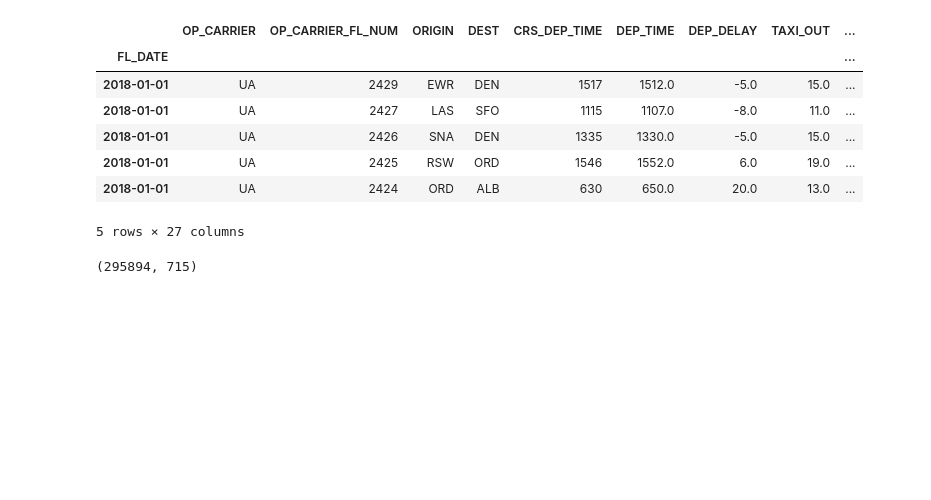
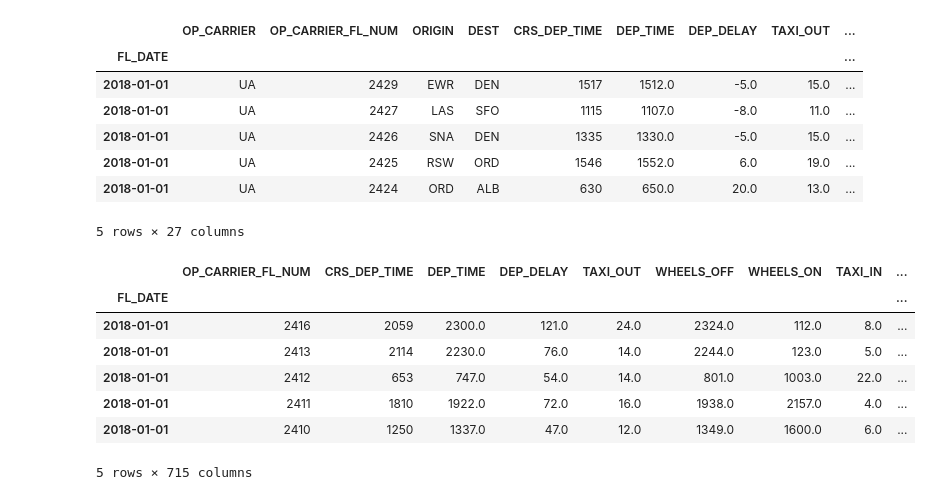
Before and after one commit to JCRL21/ModelML_project, a Jupyter notebook: preprocess.ipynb, the cells around one changed output. Drawn from its saved outputs; the diff is of its cells as text; code cells hidden in the pictures; blank space fills up the shorter version.

```diff
--- a/preprocess.ipynb
+++ b/preprocess.ipynb
@@ -15,9 +15,10 @@ df.FL_DATE = pd.to_datetime(df.FL_DATE, infer_datetime_format=True)
 df = df.set_index('FL_DATE')
 # %%
 # Drop NaN values in the variables we will use in our baseline model
-df = df[df['TAXI_OUT'].notna()]
-df = df[df['ORIGIN'].notna()]
-df = df[df['DEST'].notna()]
+df = df.dropna(subset=['TAXI_OUT', 'ORIGIN', 'DEST'])
+# df = df[df['TAXI_OUT'].notna()]
+# df = df[df['ORIGIN'].notna()]
+# df = df[df['DEST'].notna()]
 # %%
 df.head()
 # %% [output]
@@ -39,8 +40,15 @@ df = df.drop(['Unnamed: 27'], axis=1)
 # Filter out early flights =< 0 DEP_DELAY
 df = df[(df['CARRIER_DELAY'] >= 0)]
 # %%
-df.shape
+df.head()
 # %% [output]
+|  | OP_CARRIER_FL_NUM | CRS_DEP_TIME | DEP_TIME | DEP_DELAY | TAXI_OUT | WHEELS_OFF | WHEELS_ON | TAXI_IN | ... |
+| FL_DATE |  |  |  |  |  |  |  |  | ... |
+| 2018-01-01 | 2416 | 2059 | 2300.0 | 121.0 | 24.0 | 2324.0 | 112.0 | 8.0 | ... |
+| 2018-01-01 | 2413 | 2114 | 2230.0 | 76.0 | 14.0 | 2244.0 | 123.0 | 5.0 | ... |
+| 2018-01-01 | 2412 | 653 | 747.0 | 54.0 | 14.0 | 801.0 | 1003.0 | 22.0 | ... |
+| 2018-01-01 | 2411 | 1810 | 1922.0 | 72.0 | 16.0 | 1938.0 | 2157.0 | 4.0 | ... |
+| 2018-01-01 | 2410 | 1250 | 1337.0 | 47.0 | 12.0 | 1349.0 | 1600.0 | 6.0 | ... |
-(295894, 715)
+5 rows × 715 columns
 # %%
 # Save as new dataframe
```
Also changed, not shown: parts of 1 cell of this notebook, 2 other files.
